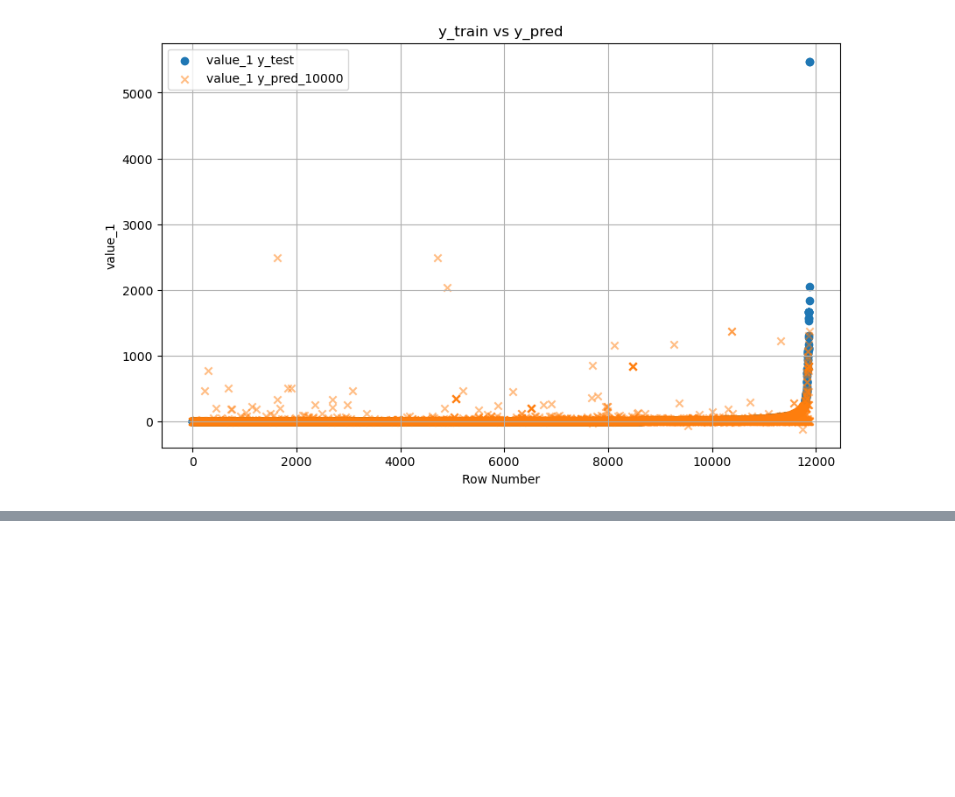
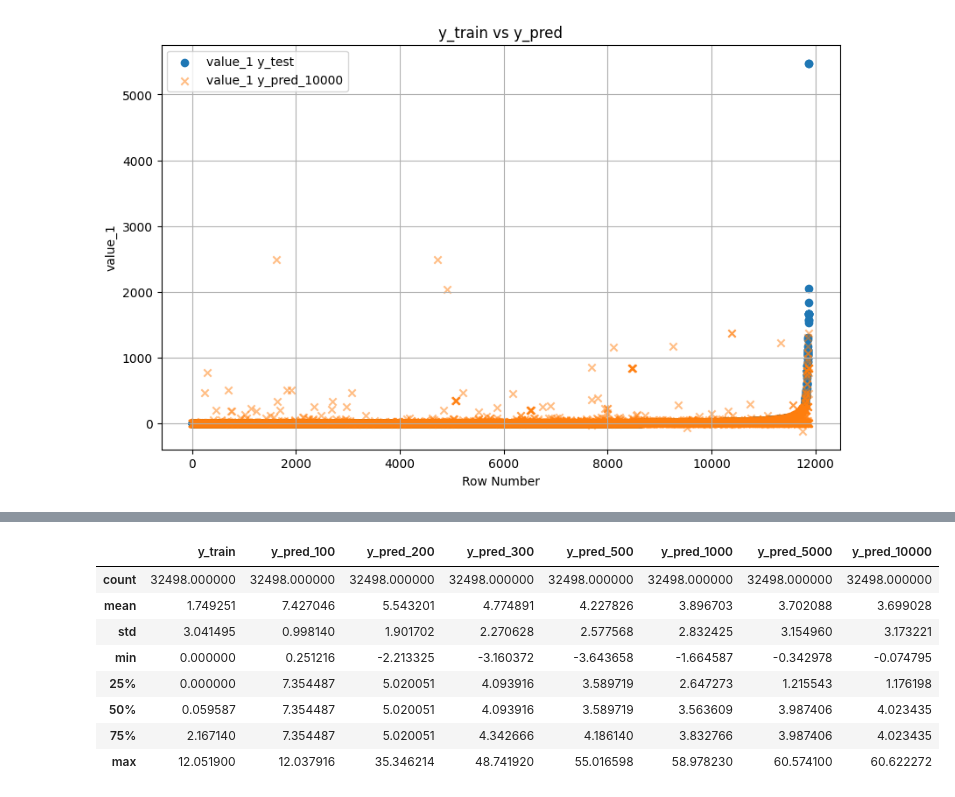
Before and after one commit to munif/epi-thesis, a Jupyter notebook: workflow/05_xgboost_with_train_test/Visualization.ipynb, the cells around one changed output, grey strips where cells are left out. Cells and saved outputs as stored; diff of their text form; code cells hidden in the pictures; blank space fills up the shorter version.

```diff
--- a/workflow/05_xgboost_with_train_test/Visualization.ipynb
+++ b/workflow/05_xgboost_with_train_test/Visualization.ipynb
@@ -306,0 +323,12 @@ plotting(y_test, 'y_test', 'y_pred_10000')
+# %%
+y_selected.describe()
+# %% [output]
+|  | y_train | y_pred_100 | y_pred_200 | y_pred_300 | y_pred_500 | y_pred_1000 | y_pred_5000 | y_pred_10000 |
+| count | 32498.000000 | 32498.000000 | 32498.000000 | 32498.000000 | 32498.000000 | 32498.000000 | 32498.000000 | 32498.000000 |
+| mean | 1.749251 | 7.427046 | 5.543201 | 4.774891 | 4.227826 | 3.896703 | 3.702088 | 3.699028 |
+| std | 3.041495 | 0.998140 | 1.901702 | 2.270628 | 2.577568 | 2.832425 | 3.154960 | 3.173221 |
+| min | 0.000000 | 0.251216 | -2.213325 | -3.160372 | -3.643658 | -1.664587 | -0.342978 | -0.074795 |
+| 25% | 0.000000 | 7.354487 | 5.020051 | 4.093916 | 3.589719 | 2.647273 | 1.215543 | 1.176198 |
+| 50% | 0.059587 | 7.354487 | 5.020051 | 4.093916 | 3.589719 | 3.563609 | 3.987406 | 4.023435 |
+| 75% | 2.167140 | 7.354487 | 5.020051 | 4.342666 | 4.186140 | 3.832766 | 3.987406 | 4.023435 |
+| max | 12.051900 | 12.037916 | 35.346214 | 48.741920 | 55.016598 | 58.978230 | 60.574100 | 60.622272 |
```
Also changed, not shown: parts of 21 cells of this notebook, 50 other files.
